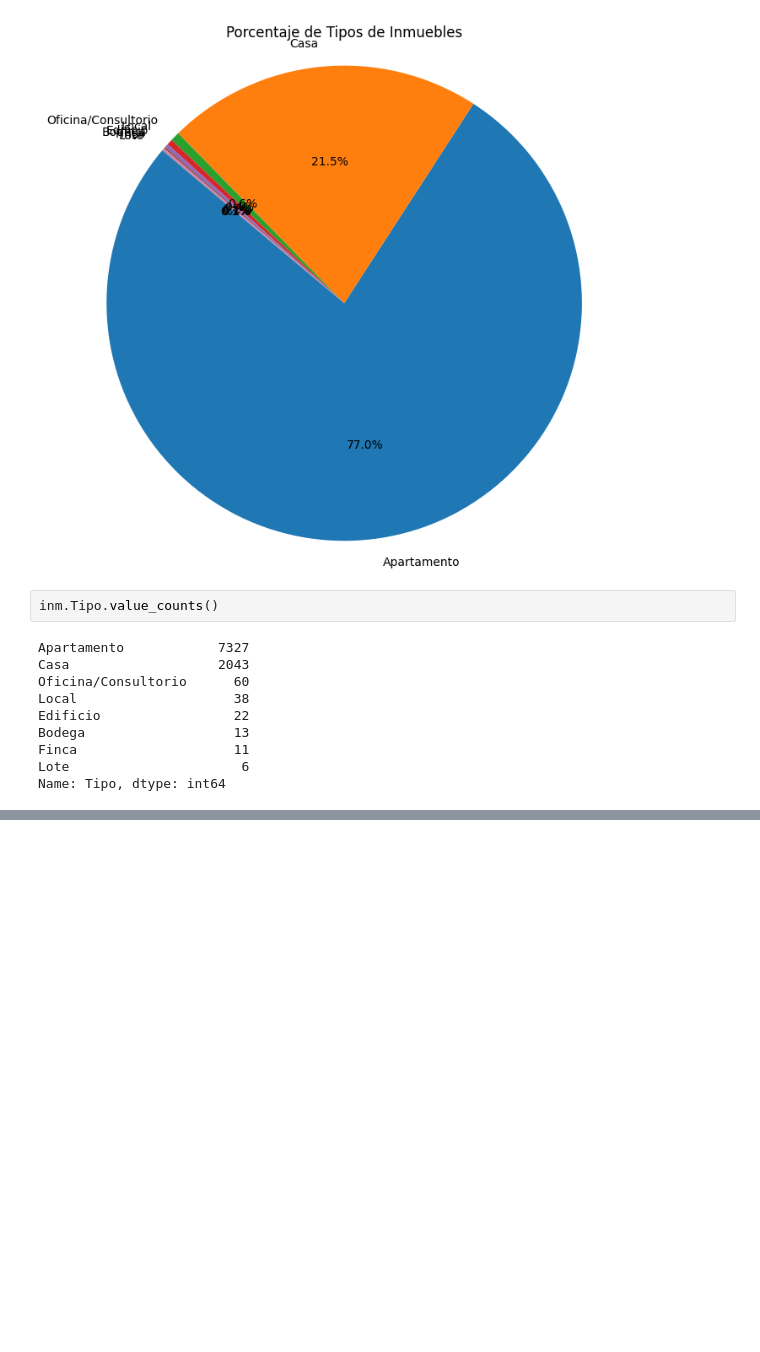
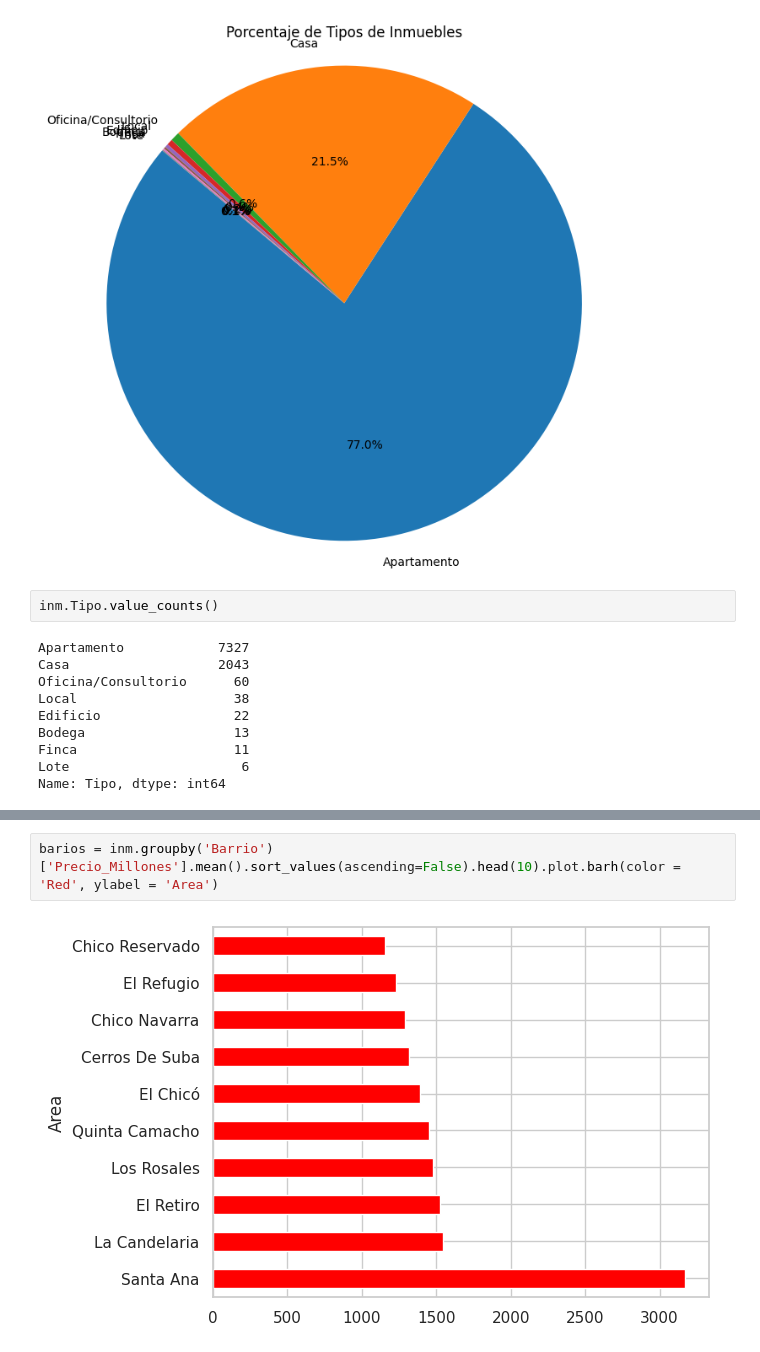
Before and after one commit to GalaticPizza/Primer-Proyecto-de-An-lisis-de-Datos-en-Python, a Jupyter notebook: Proyecto_Inmobiliaria_Alura_V2.ipynb, the cells around one changed output, grey strips where cells are left out. Drawn from its saved outputs; the diff is of its cells as text; blank space fills up the shorter version.

```diff
--- a/Proyecto_Inmobiliaria_Alura_V2.ipynb
+++ b/Proyecto_Inmobiliaria_Alura_V2.ipynb
@@ -646,0 +710,4 @@ Name: Tipo, dtype: int64
+# %%
+barios = inm.groupby('Barrio')['Precio_Millones'].mean().sort_values(ascending=False).head(10).plot.barh(color = 'Red', ylabel = 'Area')
+# %% [output]
+[figure, added]
```
Also changed, not shown: parts of 6 cells of this notebook.
